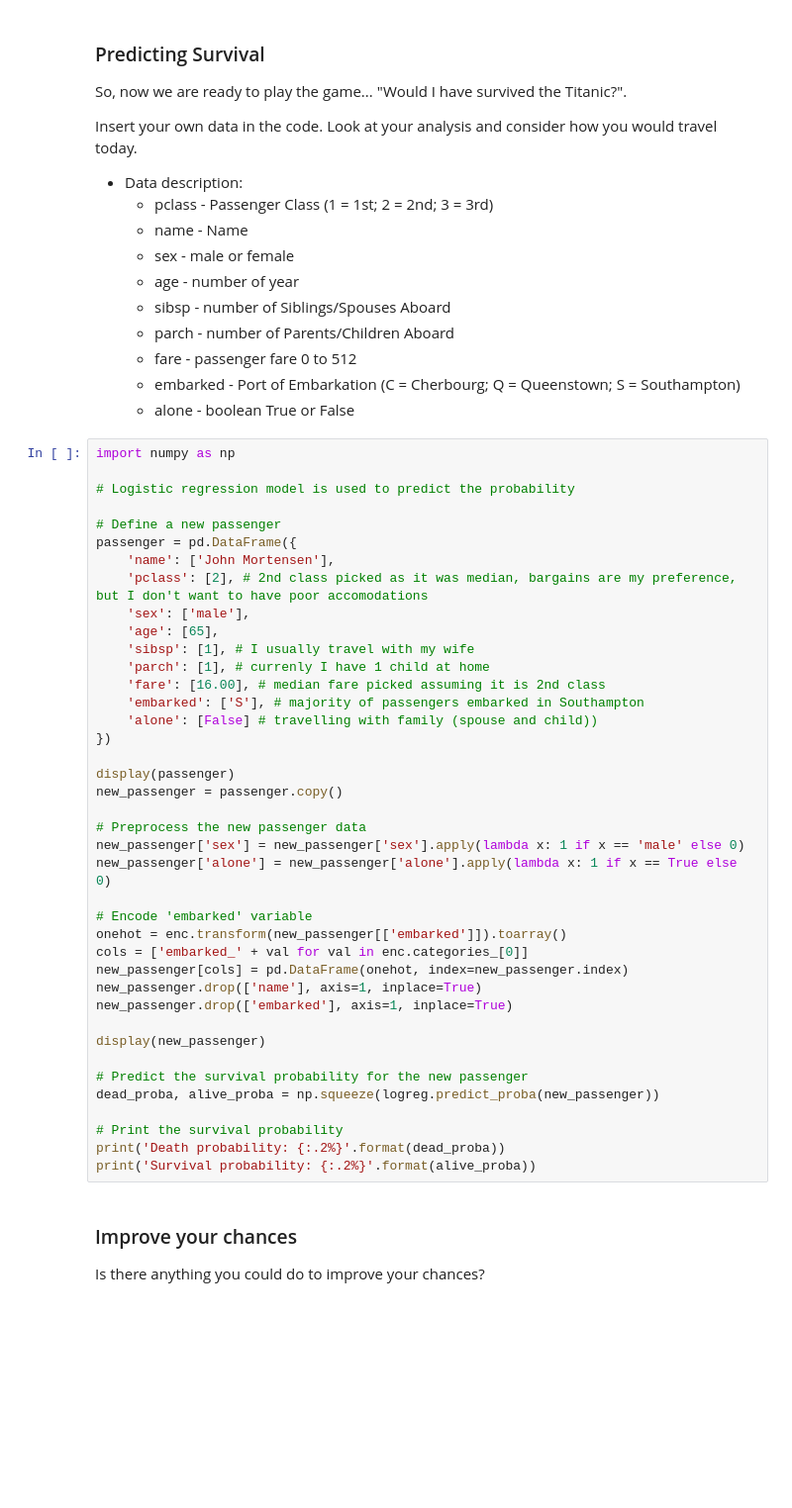
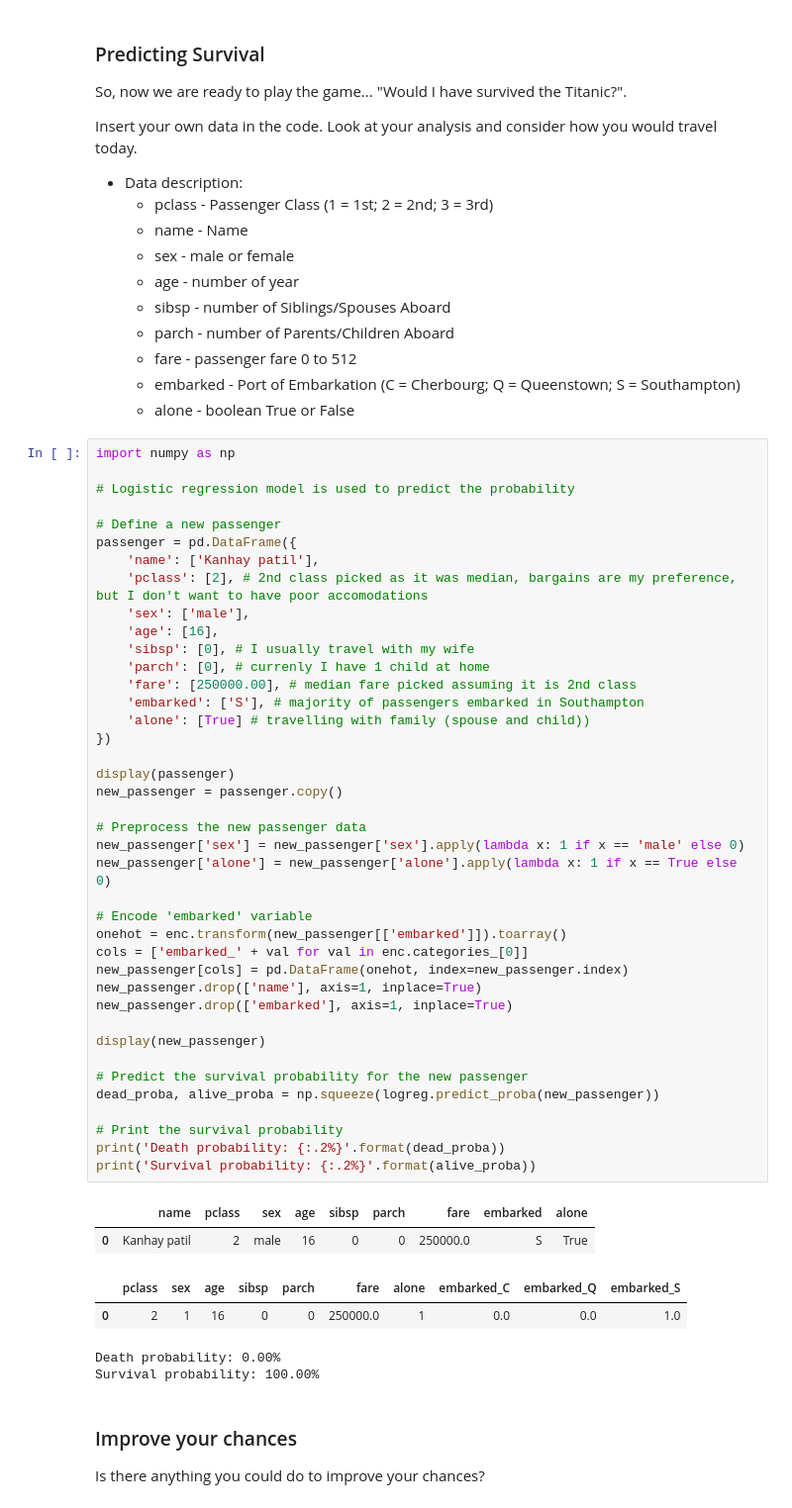
Before and after one commit to CanadianPotatoe/Kanhay_2025, a Jupyter notebook: _notebooks/2025-02-19-pandas-ml_titanic.ipynb, the cells around one changed output. Shown: that part at 99% size. Drawn from its saved outputs; the diff is of its cells as text; blank space fills up the shorter version.

```diff
--- a/_notebooks/2025-02-19-pandas-ml_titanic.ipynb
+++ b/_notebooks/2025-02-19-pandas-ml_titanic.ipynb
@@ -197,39 +300,46 @@ import numpy as np
 
 # Define a new passenger
 passenger = pd.DataFrame({
-    'name': ['John Mortensen'],
+    'name': ['Kanhay patil'],
     'pclass': [2], # 2nd class picked as it was median, bargains are my preference, but I don't want to have poor accomodations
     'sex': ['male'],
-    'age': [65],
-    'sibsp': [1], # I usually travel with my wife
-    'parch': [1], # currenly I have 1 child at home
-    'fare': [16.00], # median fare picked assuming it is 2nd class
+    'age': [16],
+    'sibsp': [0], # I usually travel with my wife
+    'parch': [0], # currenly I have 1 child at home
+    'fare': [250000.00], # median fare picked assuming it is 2nd class
     'embarked': ['S'], # majority of passengers embarked in Southampton
-    'alone': [False] # travelling with family (spouse and child))
+    'alone': [True] # travelling with family (spouse and child))
 })
 
 display(passenger)
 new_passenger = passenger.copy()
 
 # Preprocess the new passenger data
 new_passenger['sex'] = new_passenger['sex'].apply(lambda x: 1 if x == 'male' else 0)
 new_passenger['alone'] = new_passenger['alone'].apply(lambda x: 1 if x == True else 0)
 
 # Encode 'embarked' variable
 onehot = enc.transform(new_passenger[['embarked']]).toarray()
 cols = ['embarked_' + val for val in enc.categories_[0]]
 new_passenger[cols] = pd.DataFrame(onehot, index=new_passenger.index)
 new_passenger.drop(['name'], axis=1, inplace=True)
 new_passenger.drop(['embarked'], axis=1, inplace=True)
 
 display(new_passenger)
 
 # Predict the survival probability for the new passenger
 dead_proba, alive_proba = np.squeeze(logreg.predict_proba(new_passenger))
 
 # Print the survival probability
 print('Death probability: {:.2%}'.format(dead_proba))
 print('Survival probability: {:.2%}'.format(alive_proba))
+# %% [output]
+|  | name | pclass | sex | age | sibsp | parch | fare | embarked | alone |
+| 0 | Kanhay patil | 2 | male | 16 | 0 | 0 | 250000.0 | S | True |
+|  | pclass | sex | age | sibsp | parch | fare | alone | embarked_C | embarked_Q | embarked_S |
+| 0 | 2 | 1 | 16 | 0 | 0 | 250000.0 | 1 | 0.0 | 0.0 | 1.0 |
+Death probability: 0.00%
+Survival probability: 100.00%
 # %% [markdown]
 ### Improve your chances
 Is there anything you could do to improve your chances?
```
Also changed, not shown: parts of 10 cells of this notebook, 1 other file.
